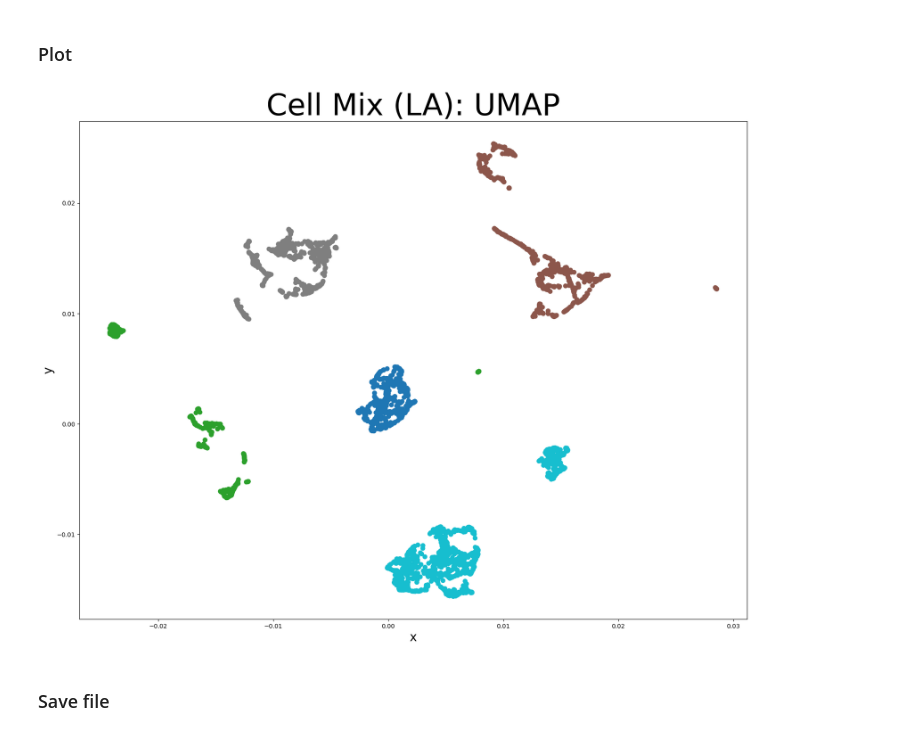
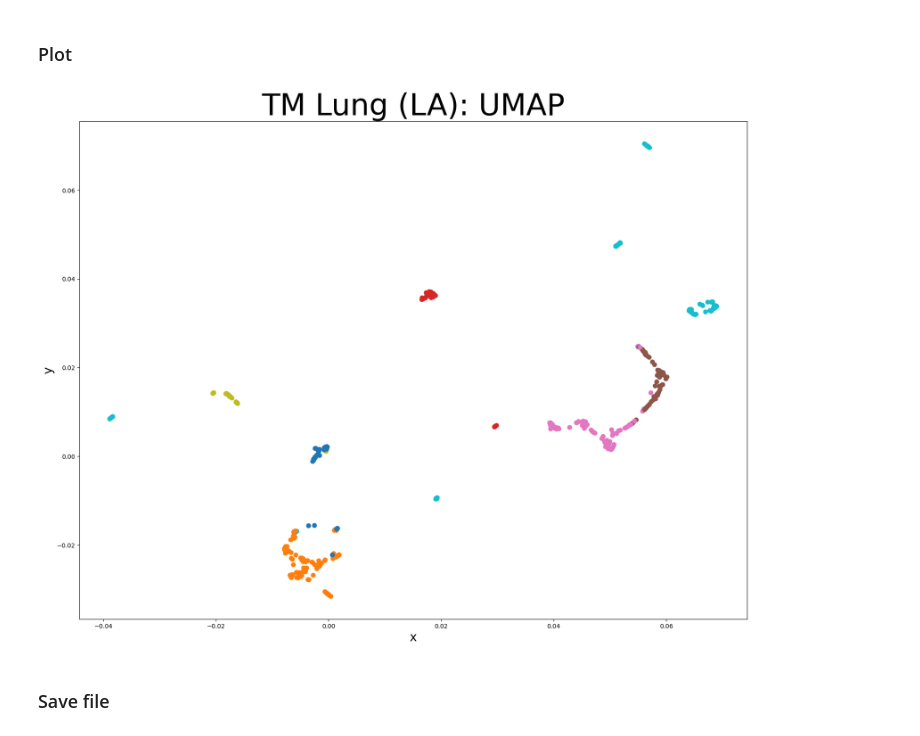
Before and after one commit to corinne-ort/drpaper25, a Jupyter notebook: create_embedding.ipynb, the cells around one changed output. Saved outputs shown, nothing was run; the diff lists cells and outputs as text; code cells hidden in the pictures.

Commit message:
tm lung embeddings

```diff
--- a/create_embedding.ipynb
+++ b/create_embedding.ipynb
@@ -95,3 +106,8 @@ y_train = np.load("data/"+ "stuart_labels.npy")
+# %%
+path = '/Users/corinne/Documents/GitHub/drpaper25/'
+df = pd.read_csv(path + 'data/pcadata_TMLung_WithLocAvg.csv')
+X_train = df.values[:,0:(df.shape[1]-1)]
+y_train = df.values[:,df.shape[1]-1]
 # %% [markdown]
 #### Convert text labels to ints ####
 # %%
@@ -131,18 +147,18 @@ y = get_embedding(X_train, "umap")
 # %%
 plt.figure(figsize=(20,15))
 
 # for Kang
 #colors = ['#1f77b4','#ff7f0e','#0d5e02','#d62728','#9467bd','#8c564b','#e377c2','#7f7f7f','#9ccf00','#07c1ef','#23199d','#099b95','#f6bf00'] # Kang
 #mapped_colors = [colors[int(value-1)] for value in y_train]
 #plt.scatter(y[:,0], y[:,1], s = 50, c=mapped_colors) # Kang
 
 plt.scatter(y[:,0], y[:,1], s = 50, c=y_train, cmap='tab10')
 # tSNE_PCA: \u03B1 = 0.75
-plt.title("Cell Mix (LA): UMAP", fontsize = 50)
+plt.title("TM Lung (LA): UMAP", fontsize = 50)
 plt.xlabel("x", fontsize = 20); plt.ylabel("y", fontsize = 20)
 plt.show()
 # %% [output]
-[figure, old version]
+[figure, new version]
 # %% [markdown]
 ### Save file ###
 # %%
```
Also changed, not shown: parts of 5 cells of this notebook, 4 other files.
